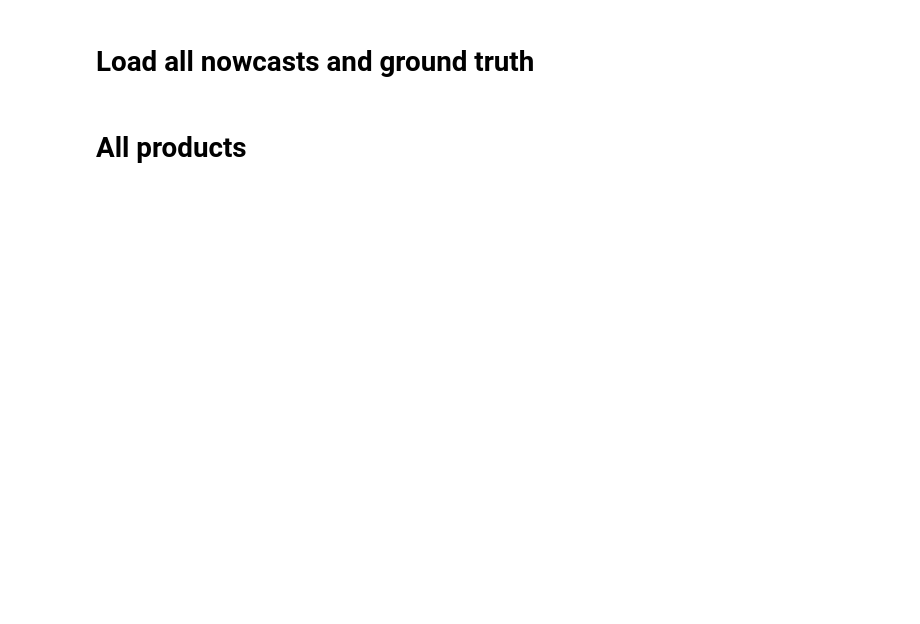
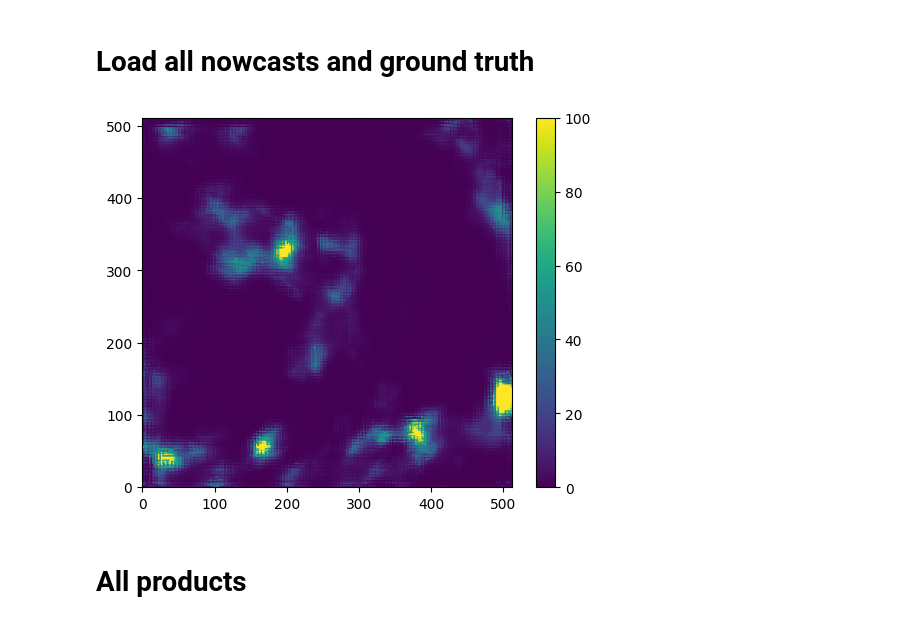
Before and after one commit to mendrika-mdg/Zambia-Intercomparison, a Jupyter notebook: notebooks/preparation/zambia-plotting-nowcasts-ensemble-hybrid.ipynb, the cells around one changed output. Saved outputs shown, nothing was run; the diff lists cells and outputs as text; code cells hidden in the pictures; blank space fills up the shorter version.

```diff
--- a/notebooks/preparation/zambia-plotting-nowcasts-ensemble-hybrid.ipynb
+++ b/notebooks/preparation/zambia-plotting-nowcasts-ensemble-hybrid.ipynb
@@ -250,6 +250,12 @@ s = var_pred.squeeze().cpu().numpy()**0.5
 # Load all nowcasts and ground truth
 # %%
 netncc = load_NetCC_nowcast(year, month, day, hour, minute, lead_time)
+# %%
+n = plt.imshow(netncc, origin="lower")
+plt.colorbar(n)
+plt.show()
+# %% [output]
+[figure, added]
 # %%
 nflics = load_NFLICS_nowcast(year, month, day, hour, minute, lead_time)
 # %%
```
Also changed, not shown: parts of 6 cells of this notebook, 5 other files.
